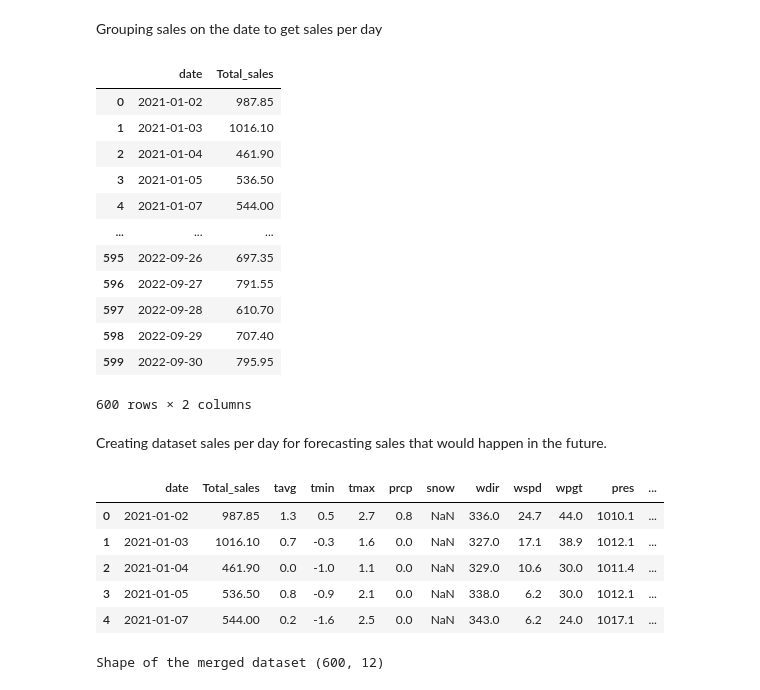
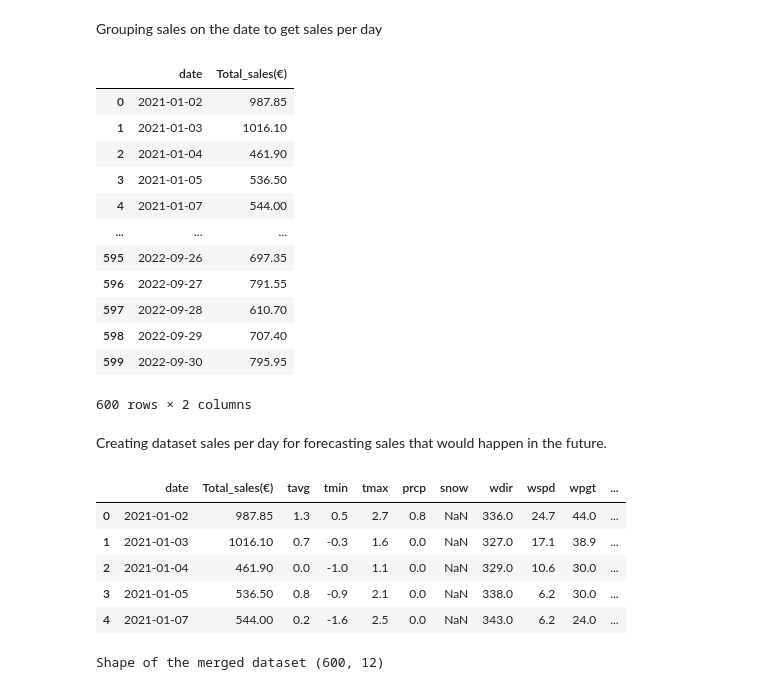
Before and after one commit to Sarahoin/Project, a Jupyter notebook: SarahMoin_TaskA_ Bakery.ipynb, the cells around one changed output. Saved outputs shown, nothing was run; the diff lists cells and outputs as text; code cells hidden in the pictures.

```diff
--- a/SarahMoin_TaskA_ Bakery.ipynb
+++ b/SarahMoin_TaskA_ Bakery.ipynb
@@ -311,10 +296,10 @@ salePerArticle[salePerArticle['Total_sales(€)']==salePerArticle['Total_sales(
 Grouping sales on the date to get sales per day
 # %%
 # Calculate total_sales by summing across all product columns
-dailySales = sales.groupby('date')['Total_sales'].sum().reset_index()
+dailySales = sales.groupby('date')['Total_sales(€)'].sum().reset_index()
 dailySales
 # %% [output]
-|  | date | Total_sales |
+|  | date | Total_sales(€) |
 | 0 | 2021-01-02 | 987.85 |
 | 1 | 2021-01-03 | 1016.10 |
 | 2 | 2021-01-04 | 461.90 |
@@ -335,12 +320,12 @@ Creating dataset sales per day for forecasting sales that would happen in the fu
 salesPerDay = pd.merge(dailySales, weather, on='date')
 salesPerDay.head()
 # %% [output]
-|  | date | Total_sales | tavg | tmin | tmax | prcp | snow | wdir | wspd | wpgt | pres | ... |
-| 0 | 2021-01-02 | 987.85 | 1.3 | 0.5 | 2.7 | 0.8 | NaN | 336.0 | 24.7 | 44.0 | 1010.1 | ... |
-| 1 | 2021-01-03 | 1016.10 | 0.7 | -0.3 | 1.6 | 0.0 | NaN | 327.0 | 17.1 | 38.9 | 1012.1 | ... |
-| 2 | 2021-01-04 | 461.90 | 0.0 | -1.0 | 1.1 | 0.0 | NaN | 329.0 | 10.6 | 30.0 | 1011.4 | ... |
-| 3 | 2021-01-05 | 536.50 | 0.8 | -0.9 | 2.1 | 0.0 | NaN | 338.0 | 6.2 | 30.0 | 1012.1 | ... |
-| 4 | 2021-01-07 | 544.00 | 0.2 | -1.6 | 2.5 | 0.0 | NaN | 343.0 | 6.2 | 24.0 | 1017.1 | ... |
+|  | date | Total_sales(€) | tavg | tmin | tmax | prcp | snow | wdir | wspd | wpgt | ... |
+| 0 | 2021-01-02 | 987.85 | 1.3 | 0.5 | 2.7 | 0.8 | NaN | 336.0 | 24.7 | 44.0 | ... |
+| 1 | 2021-01-03 | 1016.10 | 0.7 | -0.3 | 1.6 | 0.0 | NaN | 327.0 | 17.1 | 38.9 | ... |
+| 2 | 2021-01-04 | 461.90 | 0.0 | -1.0 | 1.1 | 0.0 | NaN | 329.0 | 10.6 | 30.0 | ... |
+| 3 | 2021-01-05 | 536.50 | 0.8 | -0.9 | 2.1 | 0.0 | NaN | 338.0 | 6.2 | 30.0 | ... |
+| 4 | 2021-01-07 | 544.00 | 0.2 | -1.6 | 2.5 | 0.0 | NaN | 343.0 | 6.2 | 24.0 | ... |
 # %%
 print('Shape of the merged dataset',salesPerDay.shape)
 # %% [output]
```
Also changed, not shown: parts of 20 cells of this notebook.
